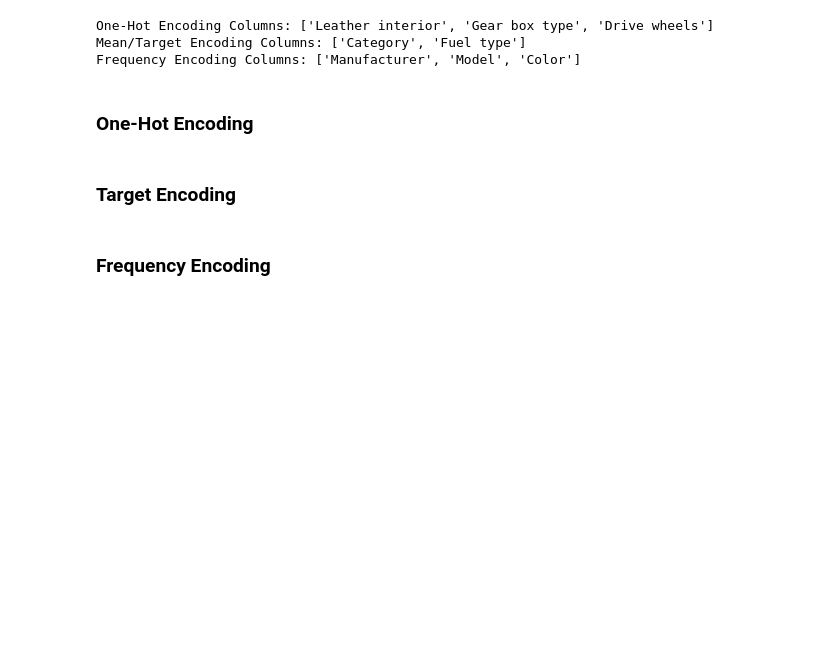
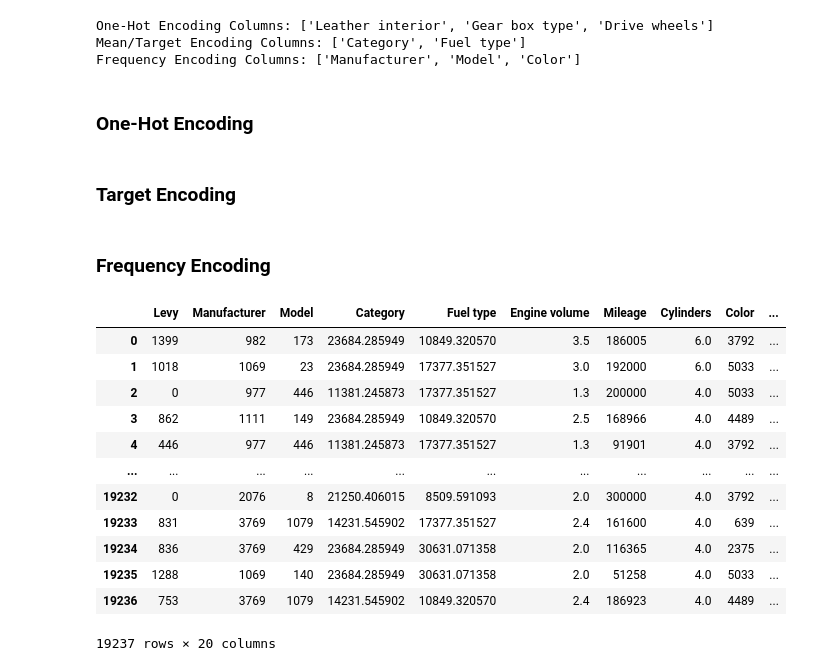
Before and after one commit to anamol-j/ML_REG, a Jupyter notebook: notebooks/eda.ipynb, the cells around one changed output. Saved outputs shown, nothing was run; the diff lists cells and outputs as text; code cells hidden in the pictures; blank space fills up the shorter version.

```diff
--- a/notebooks/eda.ipynb
+++ b/notebooks/eda.ipynb
@@ -118,3 +118,19 @@ for col in MED_cols:
 for col in FED_cols:
     freq = X[col].value_counts()
     X[col] = X[col].map(freq)
+# %%
+X
+# %% [output]
+|  | Levy | Manufacturer | Model | Category | Fuel type | Engine volume | Mileage | Cylinders | Color | ... |
+| 0 | 1399 | 982 | 173 | 23684.285949 | 10849.320570 | 3.5 | 186005 | 6.0 | 3792 | ... |
+| 1 | 1018 | 1069 | 23 | 23684.285949 | 17377.351527 | 3.0 | 192000 | 6.0 | 5033 | ... |
+| 2 | 0 | 977 | 446 | 11381.245873 | 17377.351527 | 1.3 | 200000 | 4.0 | 5033 | ... |
+| 3 | 862 | 1111 | 149 | 23684.285949 | 10849.320570 | 2.5 | 168966 | 4.0 | 4489 | ... |
+| 4 | 446 | 977 | 446 | 11381.245873 | 17377.351527 | 1.3 | 91901 | 4.0 | 3792 | ... |
+| ... | ... | ... | ... | ... | ... | ... | ... | ... | ... | ... |
+| 19232 | 0 | 2076 | 8 | 21250.406015 | 8509.591093 | 2.0 | 300000 | 4.0 | 3792 | ... |
+| 19233 | 831 | 3769 | 1079 | 14231.545902 | 17377.351527 | 2.4 | 161600 | 4.0 | 639 | ... |
+| 19234 | 836 | 3769 | 429 | 23684.285949 | 30631.071358 | 2.0 | 116365 | 4.0 | 2375 | ... |
+| 19235 | 1288 | 1069 | 140 | 23684.285949 | 30631.071358 | 2.0 | 51258 | 4.0 | 5033 | ... |
+| 19236 | 753 | 3769 | 1079 | 14231.545902 | 10849.320570 | 2.4 | 186923 | 4.0 | 4489 | ... |
+19237 rows × 20 columns
```
Also changed, not shown: parts of 13 cells of this notebook, 8 other files.
